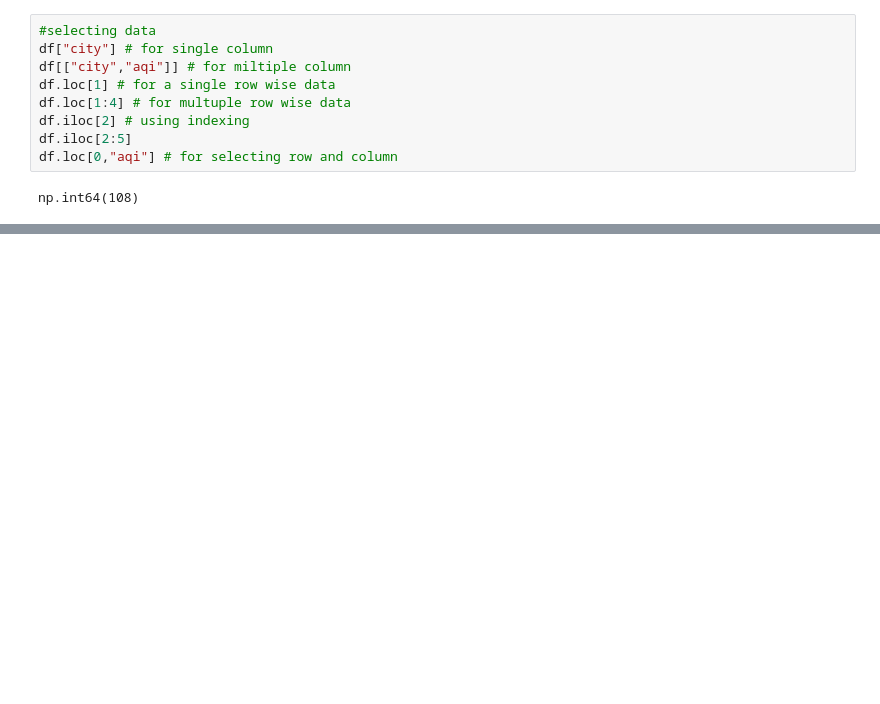
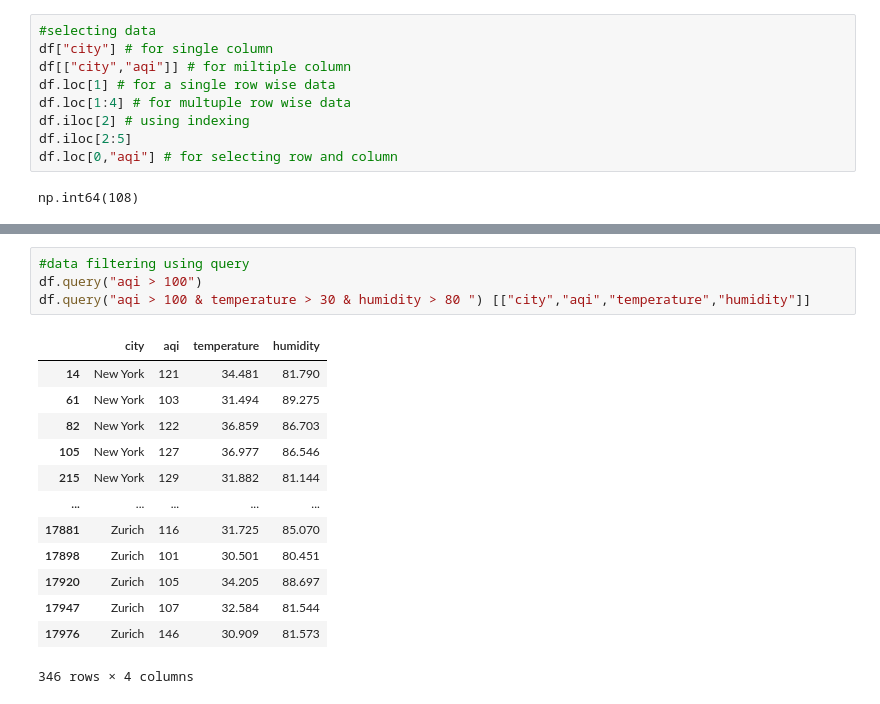
Before and after one commit to shamim0207/Data_Handling, a Jupyter notebook: Pandas/practical example/practical_ex.ipynb, the cells around one changed output, grey strips where cells are left out. Cells and saved outputs as stored; diff of their text form; blank space fills up the shorter version.

```diff
--- a/Pandas/practical example/practical_ex.ipynb
+++ b/Pandas/practical example/practical_ex.ipynb
@@ -108,0 +130,18 @@ np.int64(108)
+# %%
+#data filtering using query
+df.query("aqi > 100")
+df.query("aqi > 100 & temperature > 30 & humidity > 80 ") [["city","aqi","temperature","humidity"]]
+# %% [output]
+|  | city | aqi | temperature | humidity |
+| 14 | New York | 121 | 34.481 | 81.790 |
+| 61 | New York | 103 | 31.494 | 89.275 |
+| 82 | New York | 122 | 36.859 | 86.703 |
+| 105 | New York | 127 | 36.977 | 86.546 |
+| 215 | New York | 129 | 31.882 | 81.144 |
+| ... | ... | ... | ... | ... |
+| 17881 | Zurich | 116 | 31.725 | 85.070 |
+| 17898 | Zurich | 101 | 30.501 | 80.451 |
+| 17920 | Zurich | 105 | 34.205 | 88.697 |
+| 17947 | Zurich | 107 | 32.584 | 81.544 |
+| 17976 | Zurich | 146 | 30.909 | 81.573 |
+346 rows × 4 columns
```
Also changed, not shown: parts of 1 cell of this notebook.
